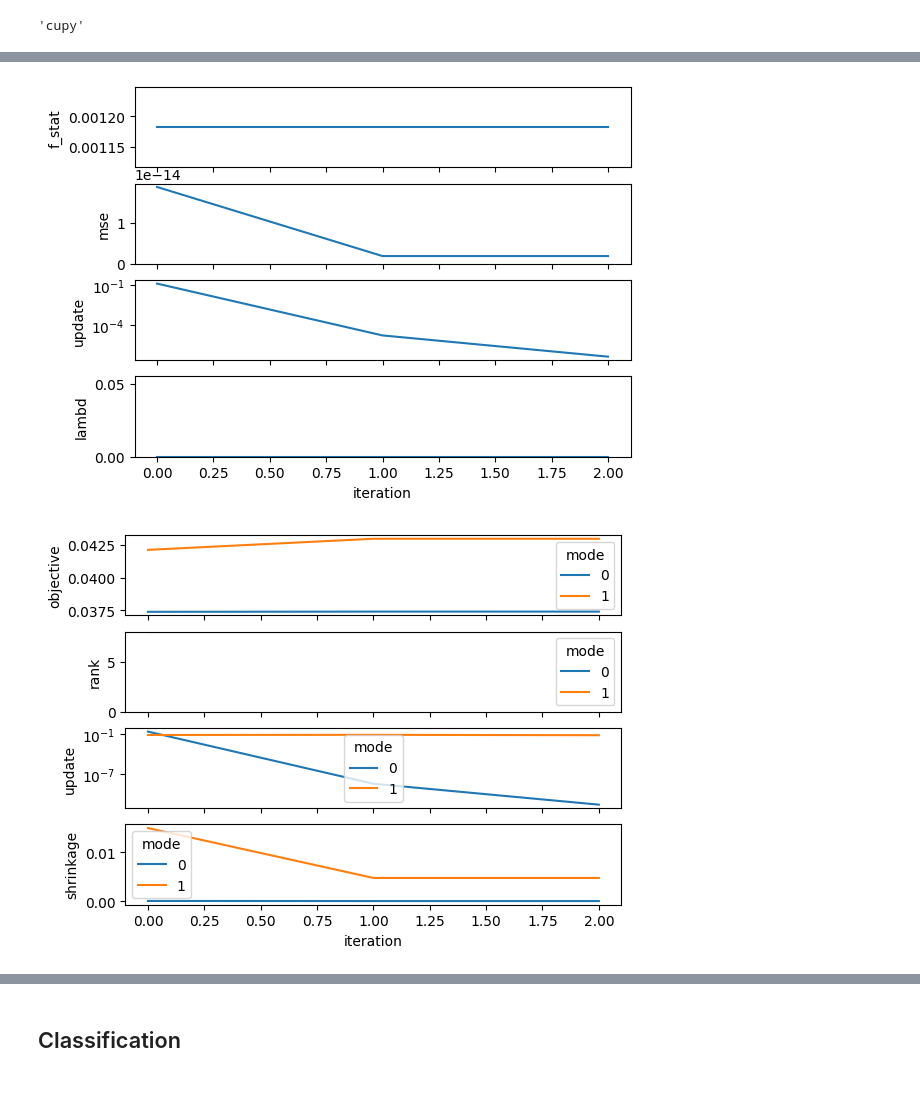
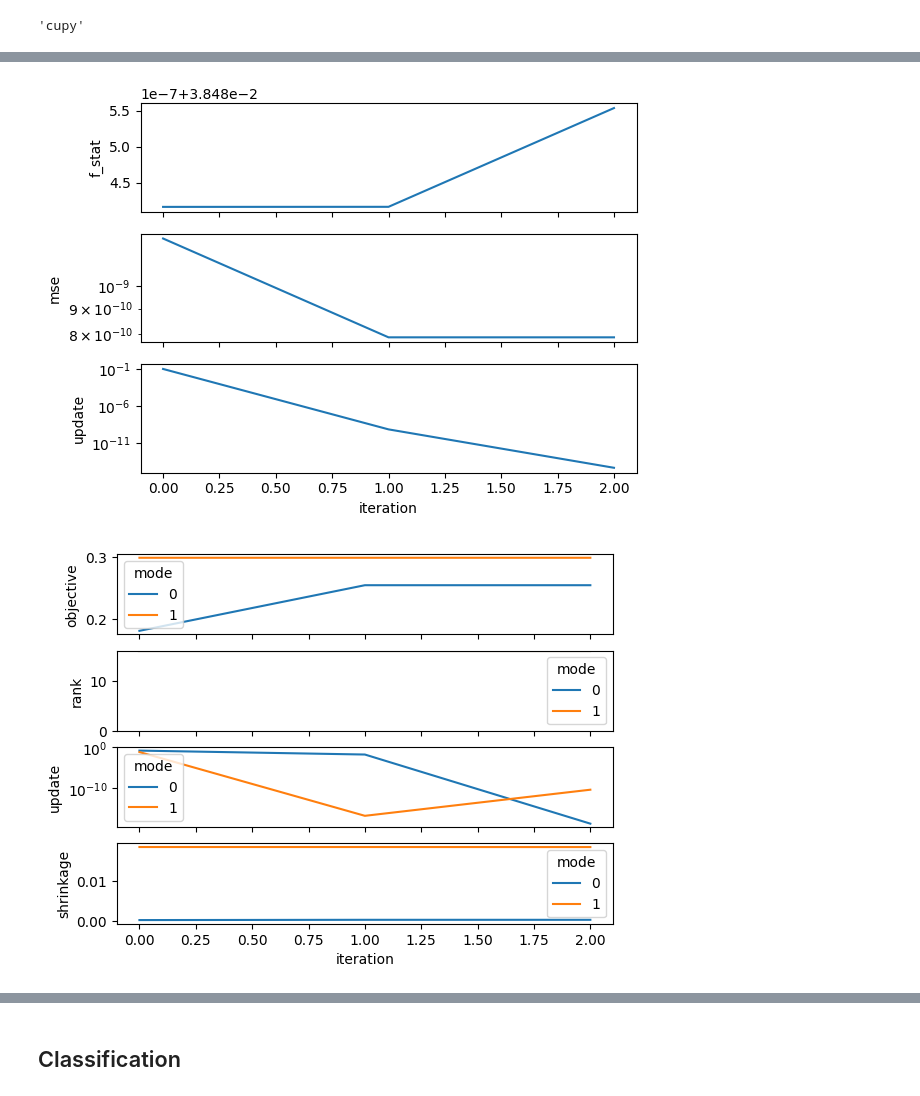
Before and after one commit to arnevdk/bttda, a Jupyter notebook: notebooks/hoda.ipynb, the cells around one changed output, grey strips where cells are left out. Drawn from its saved outputs; the diff is of its cells as text; code cells hidden in the pictures.

```diff
--- a/notebooks/hoda.ipynb
+++ b/notebooks/hoda.ipynb
@@ -15,9 +15,13 @@ fmax = 16
 sfreq = 32
 
 paradigm = P300(resample=sfreq, tmin=tmin, tmax=tmax, fmin=fmin, fmax=fmax)
-dataset = BNCI2014008()
+dataset = BNCI2014009()
 epochs, labels, meta = paradigm.get_data(dataset=dataset,
                                          subjects=[1],
                                          return_epochs=True)
+#idc = meta['session'] == 'session_2'
+#epochs = epochs[idc]
+#labels = labels[idc]
+#meta = meta[idc]
 # %% [output]
 Not setting metadata
@@ -51,7 +61,7 @@ from hoda.gpu_opt import center, ledoit_wolf_shrinkage, combine_pvalues
 hoda = HODA(
             rank=None,
             max_iter=128,
-            tol=1e-6,
+            tol=1e-12,
             init ='svd',
             shrinkage='lw',
             toeplitz=None,
@@ -60,11 +70,11 @@ hoda = HODA(
             solver='lanczos',
             keep_train_info=True,
             verbose=True,
-            lasso=False,
             prune=False,
+            orth_inv=True
         )
 
-%lprun -f hoda.fit hoda.fit(X,y)
+hoda.fit(X,y)
 # %% [output]
 Initializing factors...
 Fitting discriminative Tucker model...
@@ -89,27 +83,27 @@ Line #      Hits         Time  Per Hit   % Time  Line Contents
 # %%
 import seaborn as sns
 import matplotlib.pyplot as plt
 
 if hoda.keep_train_info:
-    fig, axs = plt.subplots(4,1, sharex=True)
+    fig, axs = plt.subplots(3,1, sharex=True)
     sns.lineplot(data=hoda.train_info_, x='iteration', y='f_stat', ax=axs[0])
     sns.lineplot(data=hoda.train_info_, x='iteration', y='mse', ax=axs[1])
+    axs[1].set(yscale="log")
     axs[1].set_ylim([0,None])
     sns.lineplot(data=hoda.train_info_, x='iteration', y='update', ax=axs[2])
     axs[2].set(yscale="log")
-    sns.lineplot(data=hoda.train_info_, x='iteration', y='lambd', ax=axs[3])
-    axs[3].set_ylim([0,None])
+
 
     fig, axs = plt.subplots(4,1, sharex=True)
     sns.lineplot(data=hoda.mode_train_info_, x='iteration', y='objective',hue='mode', ax=axs[0])
     sns.lineplot(data=hoda.mode_train_info_, x='iteration', y='rank',hue='mode', ax=axs[1])
     axs[1].set_ylim([0,min(X[0].shape)])
     sns.lineplot(data=hoda.mode_train_info_, x='iteration', y='update',hue='mode', ax=axs[2])
     axs[2].set(yscale="log")
     sns.lineplot(data=hoda.mode_train_info_, x='iteration', y='shrinkage',hue='mode', ax=axs[3])
 # %% [output]
-[figure, old version]
+[figure, new version]
-[figure, old version]
+[figure, new version]
 # %%
 import numpy as np
 from mne.viz import plot_topomap
```
Also changed, not shown: parts of 12 cells of this notebook, 6 other files.
